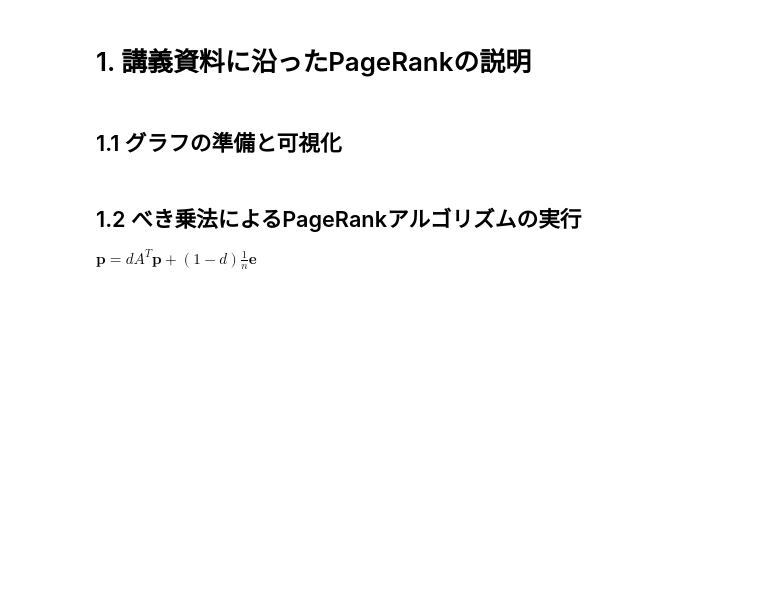
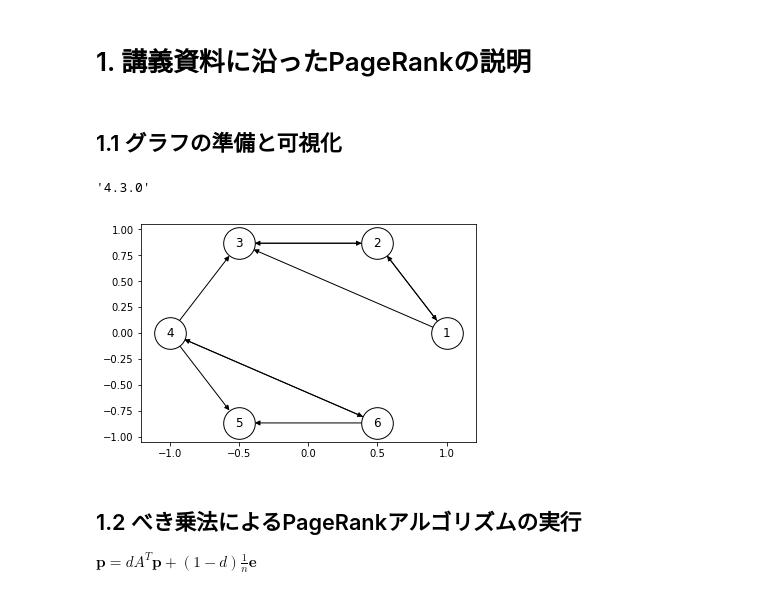
Before and after one commit to tyamamot/ia-2021, a Jupyter notebook: notebooks/ia2021_linkanalysis_v2.ipynb, the cells around one changed output. Cells and saved outputs as stored; diff of their text form; code cells hidden in the pictures; blank space fills up the shorter version.

```diff
--- a/notebooks/ia2021_linkanalysis_v2.ipynb
+++ b/notebooks/ia2021_linkanalysis_v2.ipynb
@@ -35,17 +37,25 @@ import matplotlib.pyplot as plt
 # 1. 講義資料に沿ったPageRankの説明
 # %% [markdown]
 ## 1.1 グラフの準備と可視化
+# %%
+import decorator
+decorator.__version__
+# %% [output]
+'4.3.0'
 # %%
 G = nx.DiGraph() #有向グラフの生成
 G.add_nodes_from([1,2,3,4,5,6]) #ノードの定義
 G.add_edges_from([(1,2),(1,3), #エッジの定義 (1,2) は ノード1　から　ノード2　へ有向エッジがあることを意味
                   (2,1),(2,3),
                   (3,2),
                   (4,3),(4,5),(4,6),
                   (6,4),(6,5)])
-pos = nx.spring_layout(G, k=1)  #バネモデルでグラフをレイアウト
+# pos = nx.spring_layout(G)  #バネモデルでグラフをレイアウト
+pos = nx.circular_layout(G)
 nx.draw_networkx(G, pos, with_labels=True, node_size=1000, node_color="w",  edgecolors="k") # グラフを描画
 plt.show()
+# %% [output]
+[figure, added]
 # %% [markdown]
 ## 1.2 べき乗法によるPageRankアルゴリズムの実行
 
```
Also changed, not shown: parts of 1 cell of this notebook, 2 other files.
